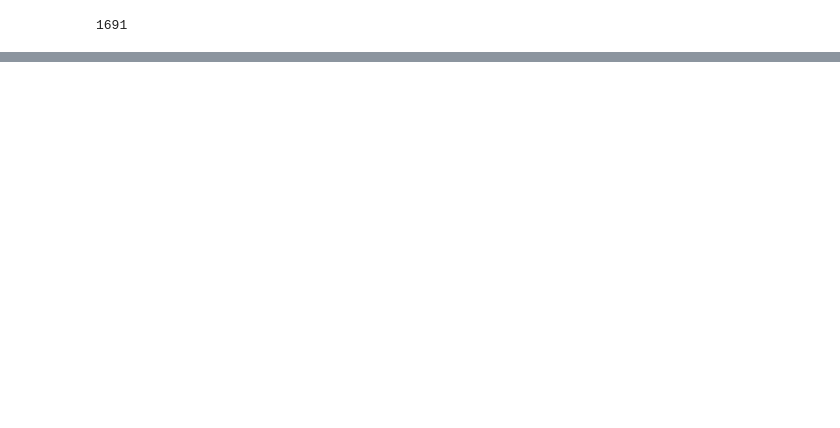
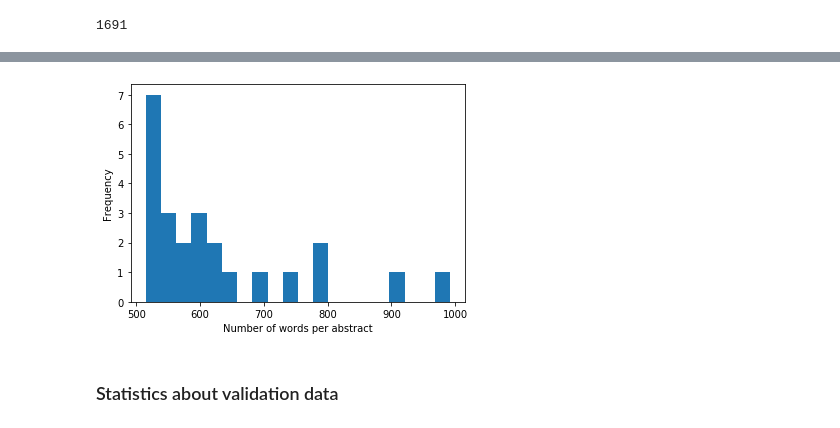
Before and after one commit to andreeaiana/graph_confrec, a Jupyter notebook: notebooks/Exploration General Papers.ipynb, the cells around one changed output, grey strips where cells are left out. Drawn from its saved outputs; the diff is of its cells as text; code cells hidden in the pictures; blank space fills up the shorter version.

Commit message:
Added explorations about abstracts from validation and test data

```diff
--- a/notebooks/Exploration General Papers.ipynb
+++ b/notebooks/Exploration General Papers.ipynb
@@ -406,0 +432,9 @@ plt.show()
+# %%
+df["len"][df["len"]>512].plot(kind="hist",bins=20)
+plt.legend().remove()
+plt.xlabel("Number of words per abstract")
+plt.show()
+# %% [output]
+[figure, added]
+# %% [markdown]
+### Statistics about validation data
```
Also changed, not shown: parts of 27 cells of this notebook.
